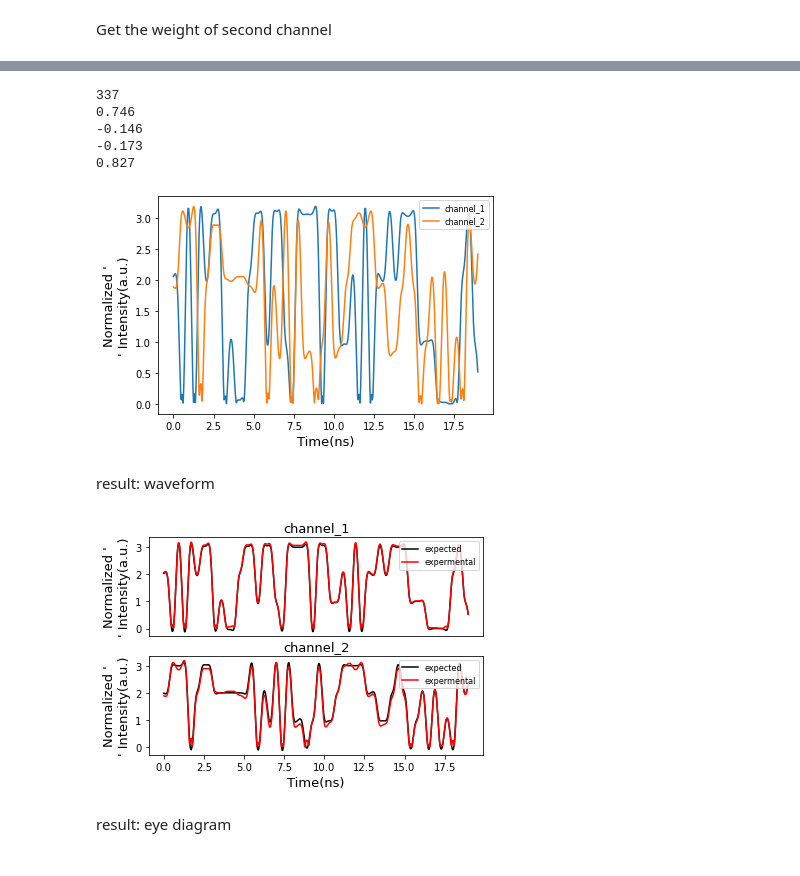
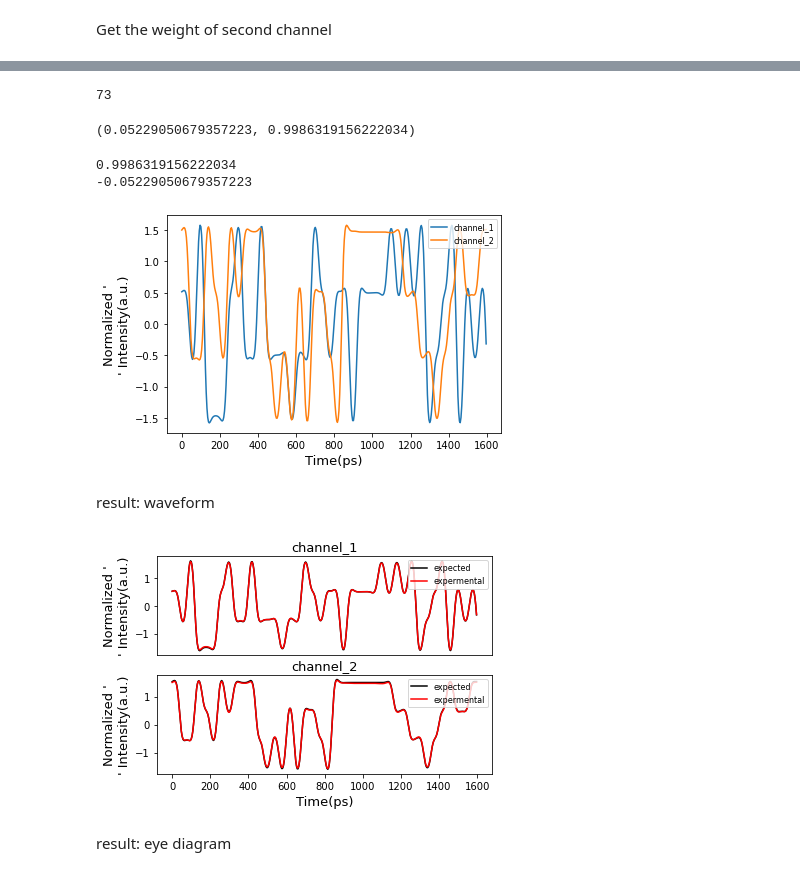
Before and after one commit to DongliangWang-110/BSS, a Jupyter notebook: 2-channel.ipynb, the cells around one changed output, grey strips where cells are left out. Saved outputs shown, nothing was run; the diff lists cells and outputs as text; code cells hidden in the pictures.

```diff
--- a/2-channel.ipynb
+++ b/2-channel.ipynb
@@ -342,65 +405,68 @@ E22 = round(0.8+0.2*(V21*E2[0] + V22*E2[1])/(abs(V11*E2[0] + V12*E2[1])+abs(V21*
+# %%
+print(count)
+# %% [output]
+73
+# %%
+print(E1)
+# %% [output]
+(0.05229050679357223, 0.9986319156222034)
+# %%
+if abs(E1[0]) > abs(E1[1]):
+    E11 = abs(E1[0])
+    E12 = E1[0]*E1[1]/abs(E1[0])
+    E21 = -E12
+    E22 = E11
+else:
+    E21 = E1[0]*E1[1]/abs(E1[1])
+    E22 = abs(E1[1])
+    E11 = E22
+    E12 = -E21
 # %%
-print(count)
 print(E11)
 print(E12)
-print(E21)
-print(E22)
 # %% [output]
-337
-0.746
--0.146
--0.173
-0.827
+0.9986319156222034
+-0.05229050679357223
-# %%
-Op1 = []
-Op2 = []
-Op1abs = []
-Op2abs = []
-for i in range(0,groupnumber):
-    Op1.append(E11*Y3[groupnumber*(count-1)+i]+E12*Y4[groupnumber*(count-1)+i])
-    Op2.append(E21*Y3[groupnumber*(count-1)+i]+E22*Y4[groupnumber*(count-1)+i])
-    Op1abs.append(abs(Op1[i]))
-    Op2abs.append(abs(Op2[i]))
 # %%
-x = np.linspace(0,190,5000)
+x = np.linspace(0,19999,5000)
 Y3test=[]
 Y4test=[]
 for i in range(0,5000):
-    Y3test.append((a+0.005*math.sin(xx[i]*math.pi/200000))*y1[i]+(b+0.005*math.cos(xx[i]*math.pi/200000))*y2[i])
-    Y4test.append((c-0.005*math.cos(xx[i]*math.pi/200000))*y1[i]+(d-0.005*math.sin(xx[i]*math.pi/200000))*y2[i])
+    Y3test.append((a+0.005*math.sin(xx[i]*math.pi/20000))*y1[i]+(b+0.005*math.cos(xx[i]*math.pi/20000))*y2[i])
+    Y4test.append((c-0.005*math.cos(xx[i]*math.pi/20000))*y1[i]+(d-0.005*math.sin(xx[i]*math.pi/20000))*y2[i])
 
 
 Op1test = []
 Op2test = []
 Op1_abs_test = []
 Op2_abs_test = []
 for i in range(0,5000):
-    Op1test.append(E11*Y3test[i]+E12*Y4test[i])
-    Op2test.append(E21*Y3test[i]+E22*Y4test[i])
-    Op1_abs_test.append(abs(Op1test[i]))
-    Op2_abs_test.append(abs(Op2test[i]))
+    Op1test.append(E11*(V11*Y3test[i]+V12*Y4test[i])+E12*(V21*Y3test[i]+V22*Y4test[i]))
+    Op2test.append(E21*(V11*Y3test[i]+V12*Y4test[i])+E22*(V21*Y3test[i]+V22*Y4test[i]))
+    #Op1_abs_test.append(abs(Op1test[i]))
+    #Op2_abs_test.append(abs(Op2test[i]))
 Op11test = []
 Op22test = []
 for i in range(0,5000):
-    Op11test.append(Op1_abs_test[i]/max(Op1_abs_test)*3.2)
-    Op22test.append(Op2_abs_test[i]/max(Op2_abs_test)*3.2)
-plt.plot(x[:500],Op11test[:500])
+    Op11test.append(Op1test[i]/max(Op1test)*1.6)
+    Op22test.append(Op2test[i]/max(Op2test)*1.6)
+plt.plot(x[:400],Op11test[:400])
 #plt.plot(list(np.linspace(1,500,500)),y1[:500])
-plt.plot(x[:500],Op22test[:500])
-plt.xlabel("Time(ns)",fontsize=13)
+plt.plot(x[:400],Op22test[:400])
+plt.xlabel("Time(ps)",fontsize=13)
 plt.ylabel("Normalized '\n' Intensity(a.u.)",fontsize=13)
 plt.legend(['channel_1','channel_2'],fontsize=8,loc=1)
 #plt.plot(list(np.linspace(1,500,500)),y2[:500])
 plt.show()
 # %% [output]
-[figure, old version]
+[figure, new version]
 # %% [markdown]
 result: waveform
 # %%
 plt.subplot(2,1,1)
-plt.plot(x[:500],y1[:500],'k')
+plt.plot(x[:400],y1[:400],'k')
 #plt.plot(x[:500],Y3test[:500],'r')
-plt.plot(x[:500],Op11test[:500],'r')
+plt.plot(x[:400],Op11test[:400],'r')
 plt.ylabel("Normalized '\n' Intensity(a.u.)",fontsize=13)
 plt.title('channel_1',fontsize=13)
 plt.xticks([])
@@ -409,10 +475,10 @@ plt.legend(['expected','expermental'],fontsize=8,loc=1)
 
 
 plt.subplot(2,1,2)
-plt.plot(x[:500],y2[:500],'k')
+plt.plot(x[:400],y2[:400],'k')
 #plt.plot(x[:500],Y4test[:500],'k')
-plt.plot(x[:500],Op22test[:500],'r')
-plt.xlabel("Time(ns)",fontsize=13)
+plt.plot(x[:400],Op22test[:400],'r')
+plt.xlabel("Time(ps)",fontsize=13)
 plt.ylabel("Normalized '\n' Intensity(a.u.)",fontsize=13)
 plt.title('channel_2',fontsize=13)
 
@@ -421,7 +487,7 @@ plt.legend(['expected','expermental'],fontsize=8,loc=1)
 
 plt.show()
 # %% [output]
-[figure, old version]
+[figure, new version]
 # %% [markdown]
 result: eye diagram
 # %%
```
Also changed, not shown: parts of 19 cells of this notebook.
